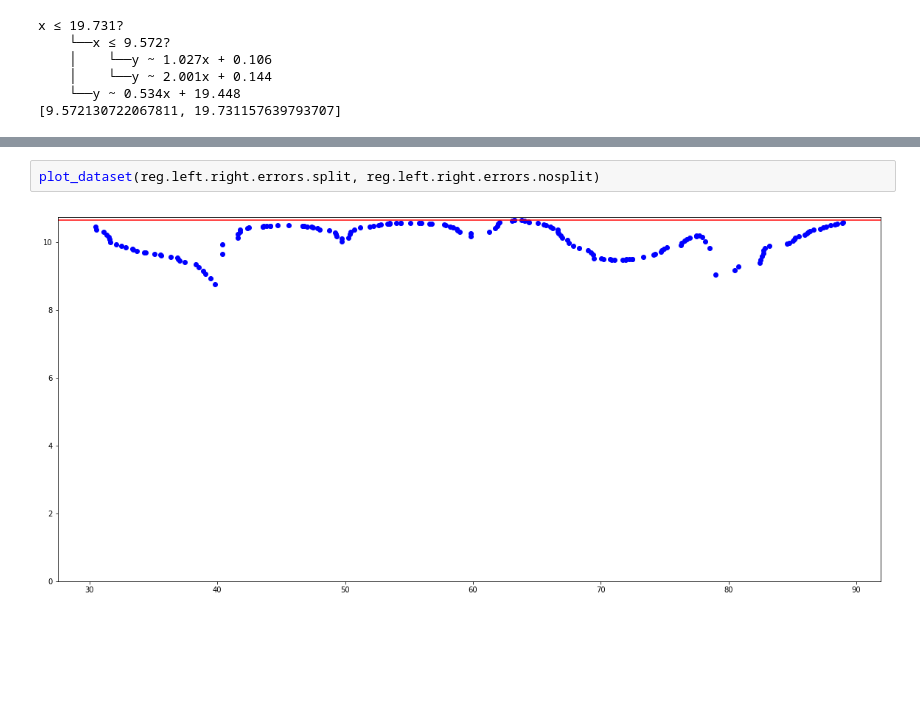
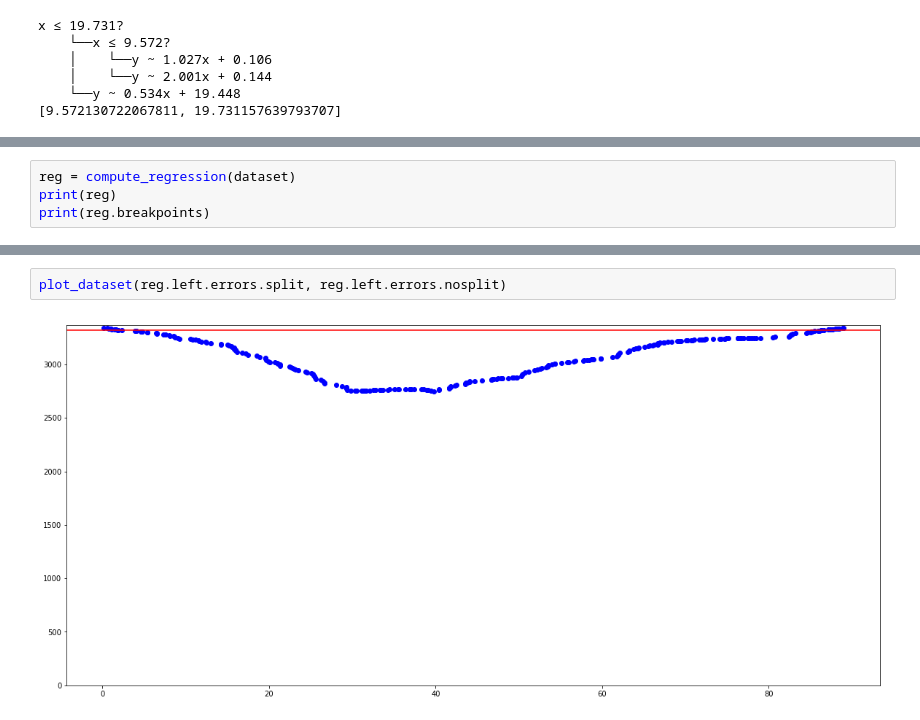
Before and after one commit to Ezibenroc/pycewise, a Jupyter notebook: demo.ipynb, the cells around one changed output, grey strips where cells are left out. Drawn from its saved outputs; the diff is of its cells as text; blank space fills up the shorter version.

```diff
--- a/demo.ipynb
+++ b/demo.ipynb
@@ -115,0 +83,4 @@ plot_dataset(reg.left.left.errors.split, reg.left.left.errors.nosplit)
+# %%
+reg = compute_regression(dataset)
+print(reg)
+print(reg.breakpoints)
@@ -116,4 +113,4 @@ plot_dataset(reg.left.left.errors.split, reg.left.left.errors.nosplit)
 # %%
-plot_dataset(reg.left.right.errors.split, reg.left.right.errors.nosplit)
+plot_dataset(reg.left.errors.split, reg.left.errors.nosplit)
 # %% [output]
-[figure, old version]
+[figure, new version]
```
Also changed, not shown: parts of 16 cells of this notebook.
